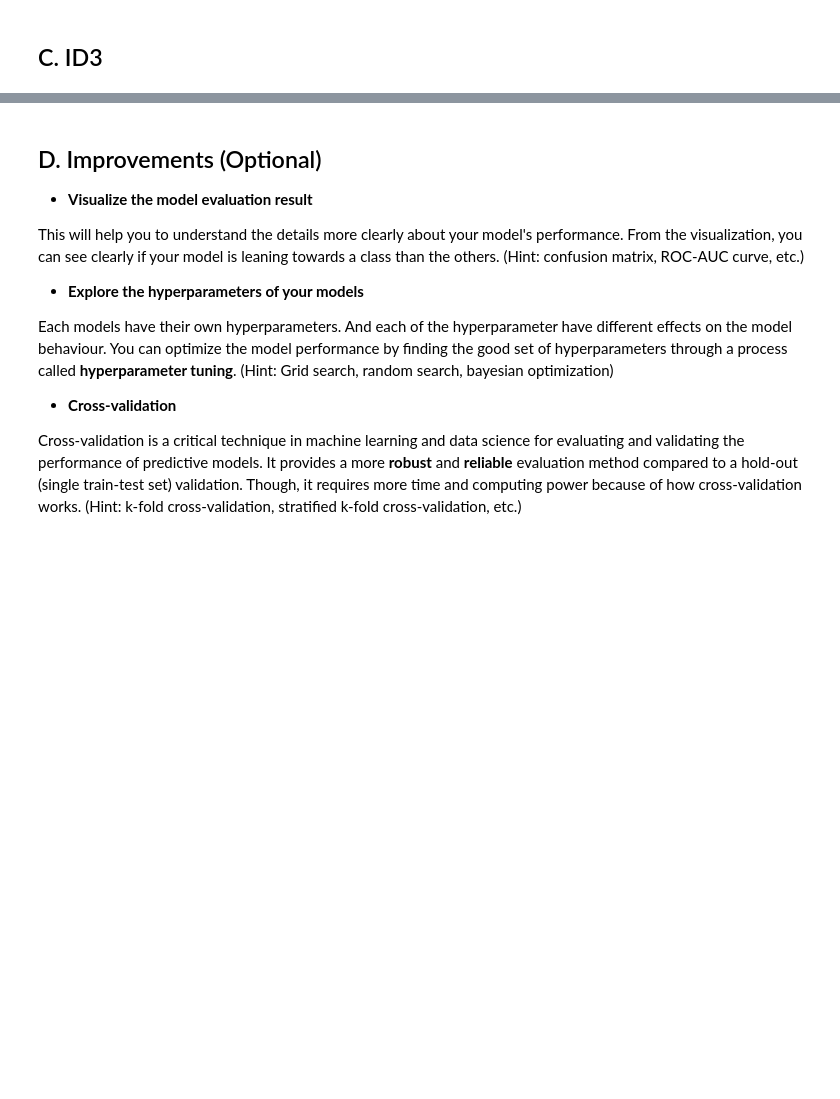
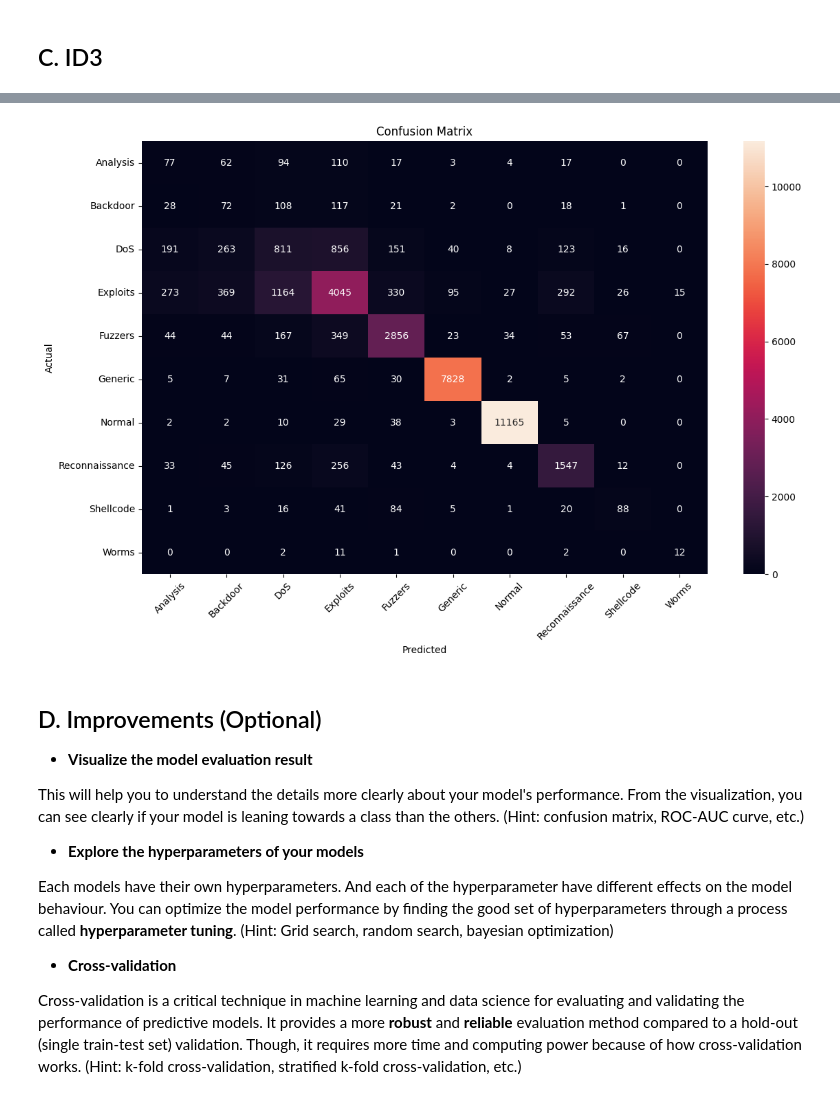
Before and after one commit to rizqikapratamaa/Tubes2_AI_atk_hlic, a Jupyter notebook: src/notebook.ipynb, the cells around one changed output, grey strips where cells are left out. Drawn from its saved outputs; the diff is of its cells as text; code cells hidden in the pictures; blank space fills up the shorter version.

Commit message:
feat: added ID3 version 1

```diff
--- a/src/notebook.ipynb
+++ b/src/notebook.ipynb
@@ -414,11 +414,11 @@ class NetworkFeatureEngineering:
 
         return self.df
 
-    def bin_features(self, columns=['total_bytes', 'total_packets'], n_bins=5):
+    def bin_features(self, columns=['total_bytes', 'total_packets'], n_bins=3):
         """Bin continuous features into categories"""
 
         # Reduce number of bins
-        kbd = KBinsDiscretizer(n_bins=3, encode='ordinal', strategy='quantile')
+        kbd = KBinsDiscretizer(n_bins=n_bins, encode='ordinal', strategy='quantile')
 
         for col in columns:
             if col in self.df.columns:
@@ -747,0 +1026,60 @@ Modelling is the process of building your own machine learning models to solve s
+# %%
+# ID3 versi SKLearn : Akurasi 81%
+
+from sklearn.tree import DecisionTreeClassifier
+from sklearn.metrics import accuracy_score, classification_report
+from sklearn.model_selection import train_test_split, GridSearchCV
+import matplotlib.pyplot as plt
+import seaborn as sns
+
+# Combine engineered features with PCA components
+combined_features = pd.concat([
+    engineered_df[['bytes_ratio', 'packet_ratio', 'avg_bytes_per_packet', 'total_bytes', 'loss_ratio']],
+    X_reduced
+], axis=1)
+
+# Prepare data
+X = combined_features.values
+y = train_df_clean['attack_cat'].values
+
+# Split data
+X_train, X_test, y_train, y_test = train_test_split(X, y, test_size=0.2, random_state=42)
+
+# Define parameter grid
+param_grid = {
+    'max_depth': [20, 25, 30],
+    'min_samples_split': [2, 3],
+    'min_samples_leaf': [1, 2],
+    'criterion': ['entropy'],  # ID3 uses entropy
+    'class_weight': ['balanced']
+}
+
+# Create and train model with grid search
+dt = DecisionTreeClassifier(random_state=42)
+grid_search = GridSearchCV(dt, param_grid, cv=5, scoring='f1_weighted', n_jobs=-1)
+grid_search.fit(X_train, y_train)
+
+# Get best model
+best_dt = grid_search.best_estimator_
+y_pred = best_dt.predict(X_test)
+
+# Print results
+print("Best parameters:", grid_search.best_params_)
+print(f"Accuracy: {accuracy_score(y_test, y_pred):.4f}")
+print("\nClassification Report:")
+print(classification_report(y_test, y_pred, zero_division=1))
+
+# Plot confusion matrix
+plt.figure(figsize=(12, 8))
+sns.heatmap(confusion_matrix(y_test, y_pred),
+            annot=True,
+            fmt='d',
+            xticklabels=best_dt.classes_,
+            yticklabels=best_dt.classes_)
+plt.title('Confusion Matrix')
+plt.xlabel('Predicted')
+plt.ylabel('Actual')
+plt.xticks(rotation=45)
+plt.tight_layout()
+plt.show()
+# %% [output]
@@ -748,3 +1106,4 @@ Modelling is the process of building your own machine learning models to solve s
+[figure, added]
 # %% [markdown]
 ## D. Improvements (Optional)
 
```
Also changed, not shown: parts of 6 cells of this notebook.
